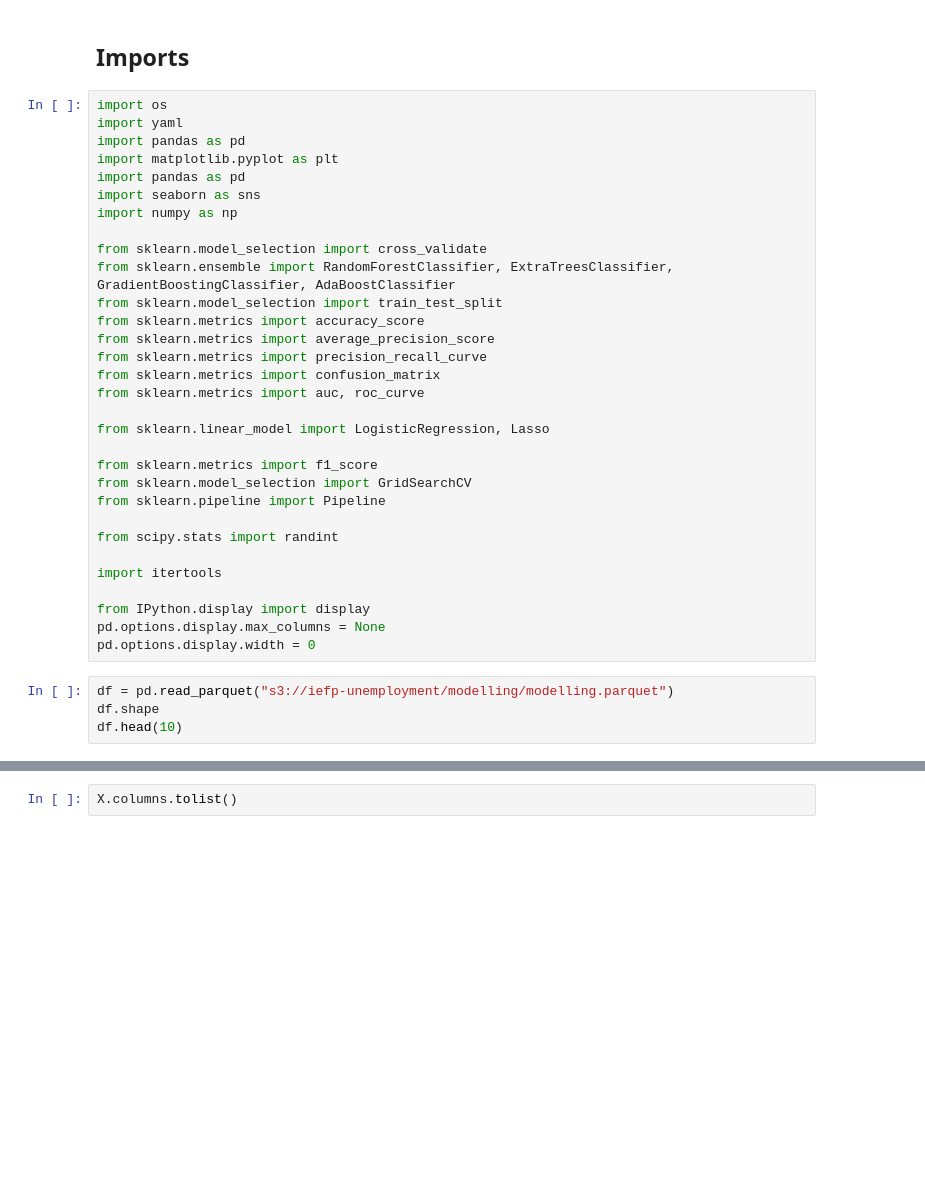
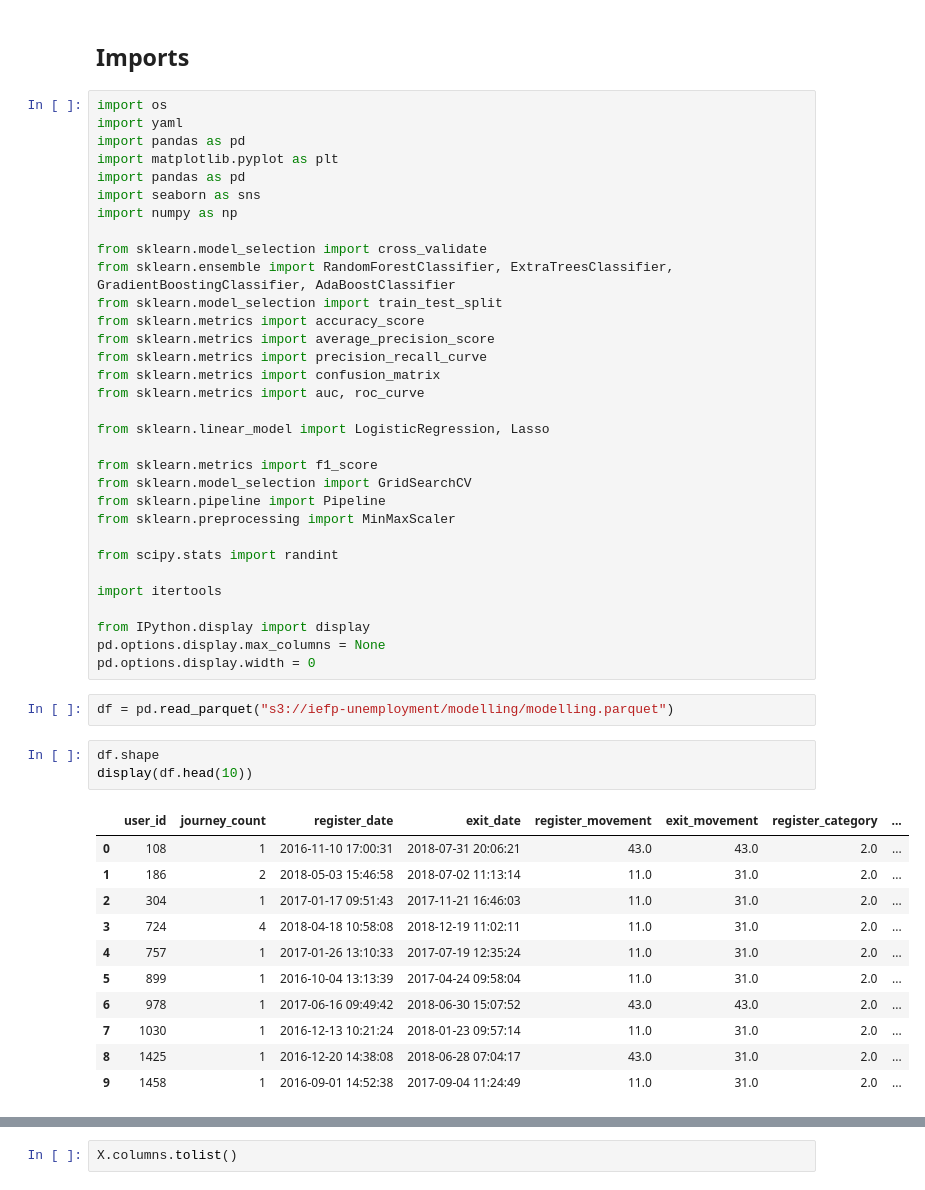
Before and after one commit to dssg/IEFP-RecSys_public, a Jupyter notebook: notebooks/06-Modelling-Scikit-Grid.ipynb, the cells around one changed output, grey strips where cells are left out. Saved outputs shown, nothing was run; the diff lists cells and outputs as text; blank space fills up the shorter version.

```diff
--- a/notebooks/06-Modelling-Scikit-Grid.ipynb
+++ b/notebooks/06-Modelling-Scikit-Grid.ipynb
@@ -28,6 +31,7 @@ from sklearn.linear_model import LogisticRegression, Lasso
 from sklearn.metrics import f1_score
 from sklearn.model_selection import GridSearchCV
 from sklearn.pipeline import Pipeline
+from sklearn.preprocessing import MinMaxScaler
 
 from scipy.stats import randint
 
@@ -38,8 +42,21 @@ pd.options.display.max_columns = None
 pd.options.display.width = 0
 # %%
 df = pd.read_parquet("s3://iefp-unemployment/modelling/modelling.parquet")
-df.shape
-df.head(10)
+# %%
+df.shape
+display(df.head(10))
+# %% [output]
+|  | user_id | journey_count | register_date | exit_date | register_movement | exit_movement | register_category | ... |
+| 0 | 108 | 1 | 2016-11-10 17:00:31 | 2018-07-31 20:06:21 | 43.0 | 43.0 | 2.0 | ... |
+| 1 | 186 | 2 | 2018-05-03 15:46:58 | 2018-07-02 11:13:14 | 11.0 | 31.0 | 2.0 | ... |
+| 2 | 304 | 1 | 2017-01-17 09:51:43 | 2017-11-21 16:46:03 | 11.0 | 31.0 | 2.0 | ... |
+| 3 | 724 | 4 | 2018-04-18 10:58:08 | 2018-12-19 11:02:11 | 11.0 | 31.0 | 2.0 | ... |
+| 4 | 757 | 1 | 2017-01-26 13:10:33 | 2017-07-19 12:35:24 | 11.0 | 31.0 | 2.0 | ... |
+| 5 | 899 | 1 | 2016-10-04 13:13:39 | 2017-04-24 09:58:04 | 11.0 | 31.0 | 2.0 | ... |
+| 6 | 978 | 1 | 2017-06-16 09:49:42 | 2018-06-30 15:07:52 | 43.0 | 43.0 | 2.0 | ... |
+| 7 | 1030 | 1 | 2016-12-13 10:21:24 | 2018-01-23 09:57:14 | 11.0 | 31.0 | 2.0 | ... |
+| 8 | 1425 | 1 | 2016-12-20 14:38:08 | 2018-06-28 07:04:17 | 43.0 | 31.0 | 2.0 | ... |
+| 9 | 1458 | 1 | 2016-09-01 14:52:38 | 2017-09-04 11:24:49 | 11.0 | 31.0 | 2.0 | ... |
 # %%
 # Intervention feature preparation
 
```
Also changed, not shown: parts of 12 cells of this notebook.
